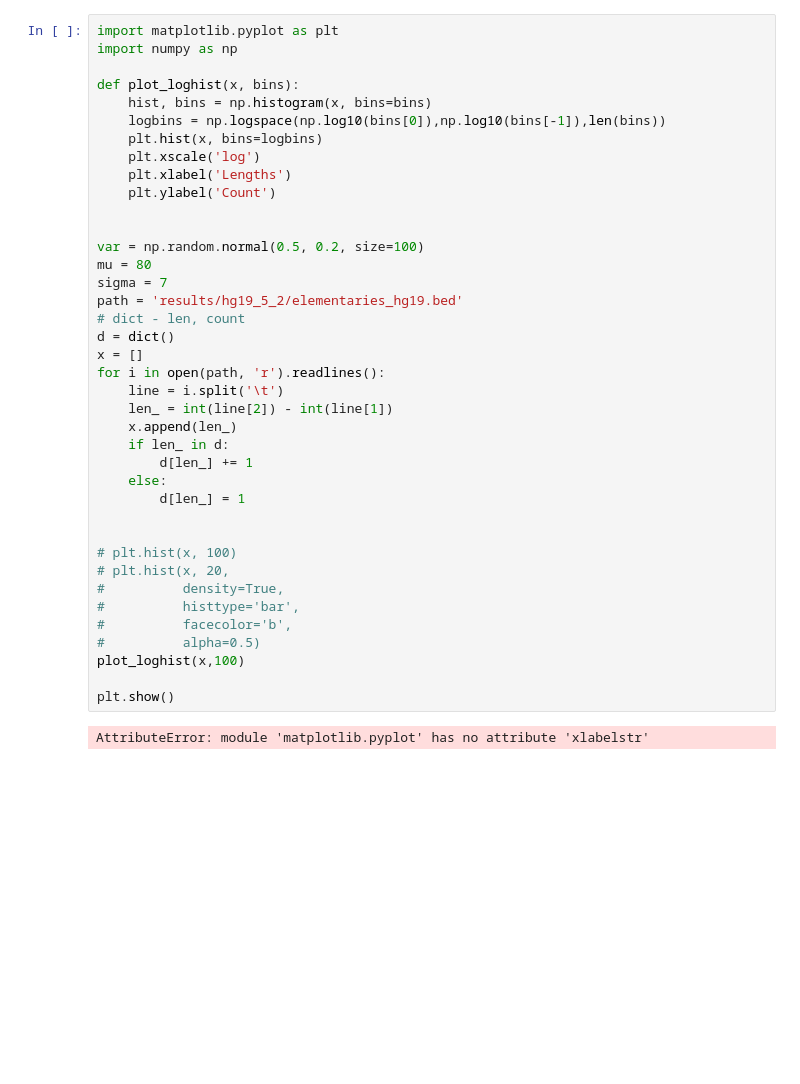
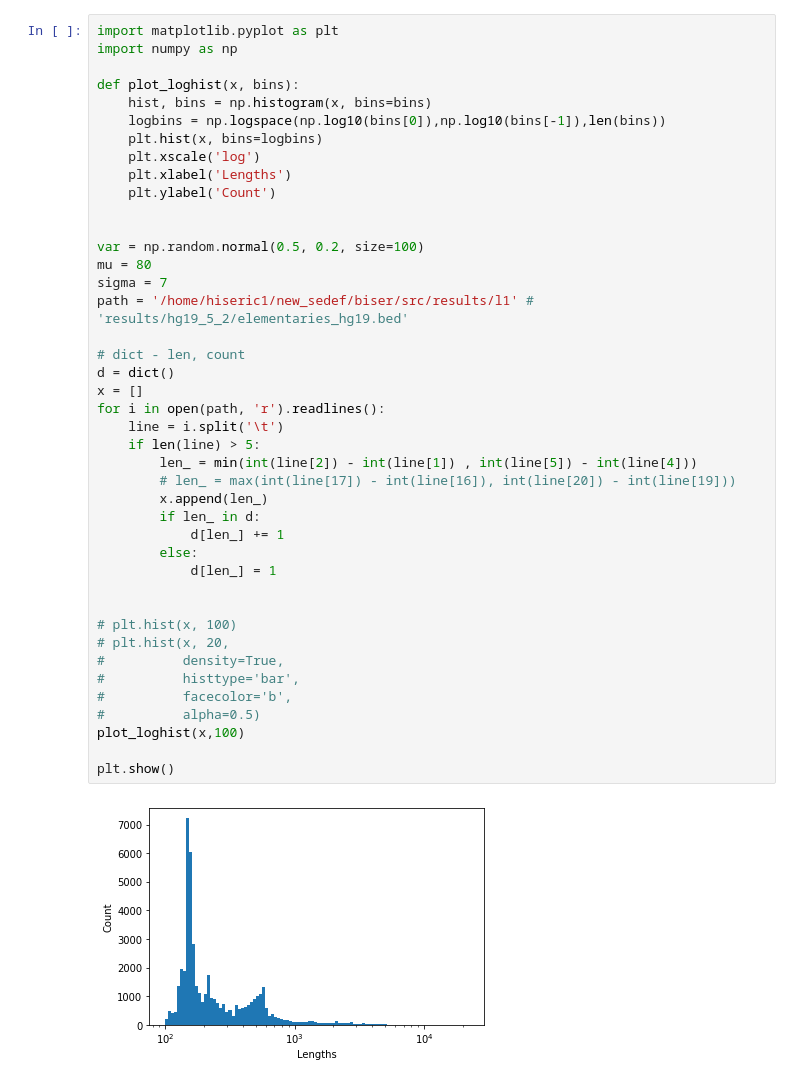
Before and after one commit to 0xTCG/biser, a Jupyter notebook: src/align/test.ipynb, the cells around one changed output. Saved outputs shown, nothing was run; the diff lists cells and outputs as text; blank space fills up the shorter version.

```diff
--- a/src/align/test.ipynb
+++ b/src/align/test.ipynb
@@ -4,41 +4,44 @@ import numpy as np
 
 def plot_loghist(x, bins):
     hist, bins = np.histogram(x, bins=bins)
     logbins = np.logspace(np.log10(bins[0]),np.log10(bins[-1]),len(bins))
     plt.hist(x, bins=logbins)
     plt.xscale('log')
     plt.xlabel('Lengths')
     plt.ylabel('Count')
 
 
 var = np.random.normal(0.5, 0.2, size=100)
 mu = 80
 sigma = 7
-path = 'results/hg19_5_2/elementaries_hg19.bed'
+path = '/home/hiseric1/new_sedef/biser/src/results/l1' # 'results/hg19_5_2/elementaries_hg19.bed'
+
 # dict - len, count
 d = dict()
 x = []
 for i in open(path, 'r').readlines():
     line = i.split('\t')
-    len_ = int(line[2]) - int(line[1])
-    x.append(len_)
-    if len_ in d:
-        d[len_] += 1
-    else:
-        d[len_] = 1
+    if len(line) > 5:
+        len_ = min(int(line[2]) - int(line[1]) , int(line[5]) - int(line[4]))
+        # len_ = max(int(line[17]) - int(line[16]), int(line[20]) - int(line[19]))
+        x.append(len_)
+        if len_ in d:
+            d[len_] += 1
+        else:
+            d[len_] = 1
 
 
 # plt.hist(x, 100)
 # plt.hist(x, 20,
 #          density=True,
 #          histtype='bar',
 #          facecolor='b',
 #          alpha=0.5)
 plot_loghist(x,100)
 
 plt.show()
 # %% [output]
-AttributeError: module 'matplotlib.pyplot' has no attribute 'xlabelstr'
+[figure, added]
 # %%
 from collections import Counter
 import numpy as np
```
Also changed, not shown: parts of 1 cell of this notebook, 20 other files.
